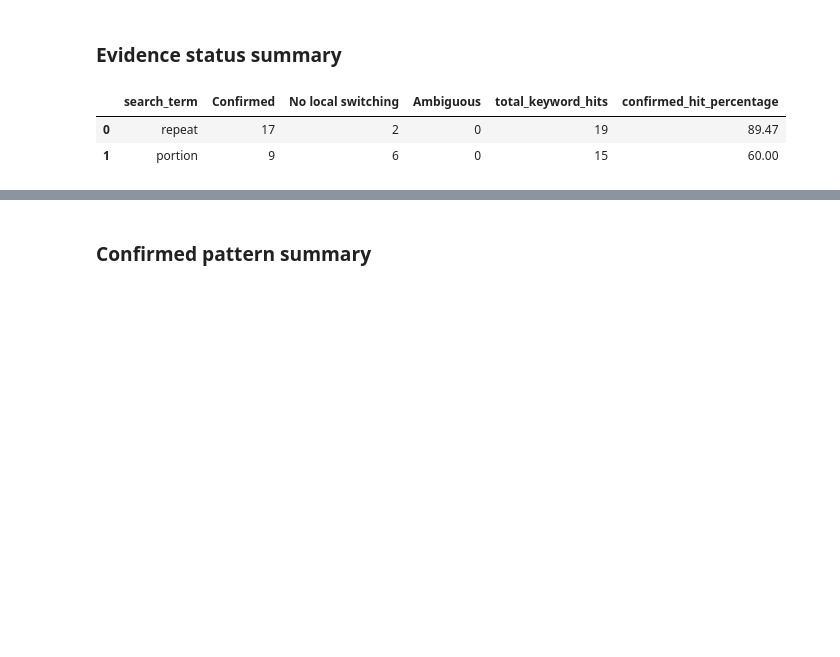
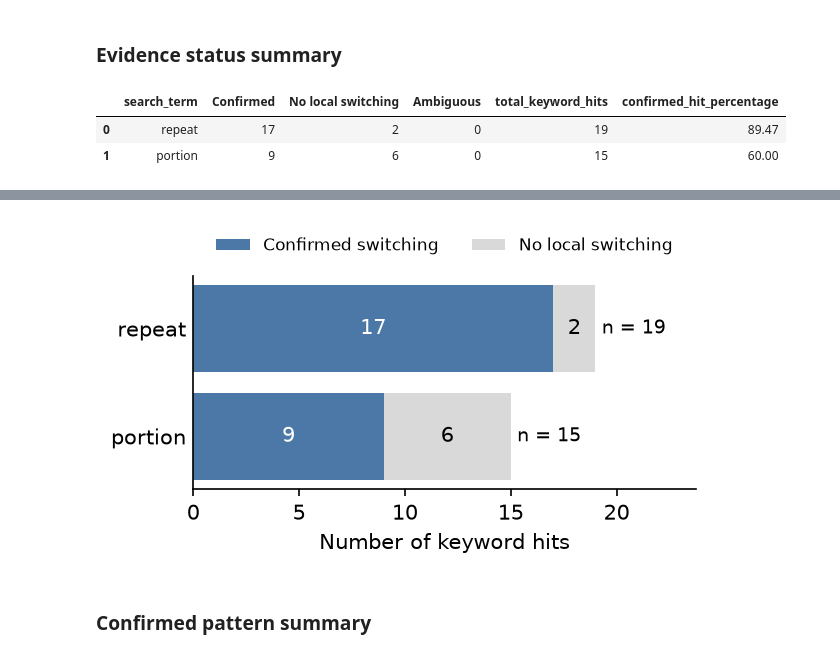
Before and after one commit to GSheng05/CPC-353-Assignment_1, a Jupyter notebook: Notebooks/Concordance_Analysis.ipynb, the cells around one changed output, grey strips where cells are left out. Saved outputs shown, nothing was run; the diff lists cells and outputs as text; code cells hidden in the pictures; blank space fills up the shorter version.

Commit message:
Add visualization chart

```diff
--- a/Notebooks/Concordance_Analysis.ipynb
+++ b/Notebooks/Concordance_Analysis.ipynb
@@ -783,3 +786,93 @@ display(focused_status_summary)
+# %%
+chart_data = focused_status_summary.copy()
+
+assert chart_data["Ambiguous"].sum() == 0, (
+    "Resolve ambiguous hits or include them in the chart."
+)
+
+terms = chart_data["search_term"].tolist()
+confirmed = chart_data["Confirmed"].to_numpy()
+no_local_switching = chart_data["No local switching"].to_numpy()
+totals = confirmed + no_local_switching
+
+assert (totals == chart_data["total_keyword_hits"].to_numpy()).all(), (
+    "Chart counts do not match the total keyword hits."
+)
+
+# Create a compact chart
+fig, ax = plt.subplots(figsize=(4.2, 2.6), dpi=150)
+
+ax.barh(
+    terms,
+    confirmed,
+    label="Confirmed switching",
+    color="#4C78A8",
+)
+
+ax.barh(
+    terms,
+    no_local_switching,
+    left=confirmed,
+    label="No local switching",
+    color="#D9D9D9",
+)
+
+# Add counts inside the bars and totals beside them.
+for i, (yes, no, total) in enumerate(
+    zip(confirmed, no_local_switching, totals)
+):
+    if yes > 0:
+        ax.text(
+            yes / 2, i, str(int(yes)),
+            ha="center", va="center",
+            color="white", fontsize=10,
+        )
+
+    if no > 0:
+        ax.text(
+            yes + no / 2, i, str(int(no)),
+            ha="center", va="center",
+            color="black", fontsize=10,
+        )
+
+    ax.text(
+        total + 0.3, i, f"n = {int(total)}",
+        ha="left", va="center", fontsize=9,
+    )
+
+ax.invert_yaxis()
+ax.set_xlabel("Number of keyword hits")
+ax.set_xlim(0, max(totals.max(), 1) * 1.25)
+ax.xaxis.set_major_locator(MaxNLocator(integer=True, nbins=5))
+
+ax.spines[["top", "right"]].set_visible(False)
+ax.tick_params(axis="y", length=0)
+
+ax.legend(
+    loc="upper center",
+    bbox_to_anchor=(0.5, 1.25),
+    ncol=2,
+    frameon=False,
+    fontsize=8,
+)
+
+fig.tight_layout()
+
+# Save using the output folder defined earlier in the notebook.
+FIGURE_DIR.mkdir(parents=True, exist_ok=True)
+chart_path = FIGURE_DIR / "focused_concordance_results.png"
+
+fig.savefig(
+    chart_path,
+    dpi=300,
+    bbox_inches="tight",
+    facecolor="white",
+)
+
+plt.show()
+plt.close(fig)
+# %% [output]
+[figure, added]
 # %% [markdown]
 ### Confirmed pattern summary
 # %%
```
Also changed, not shown: parts of 3 cells of this notebook, 1 other file.
